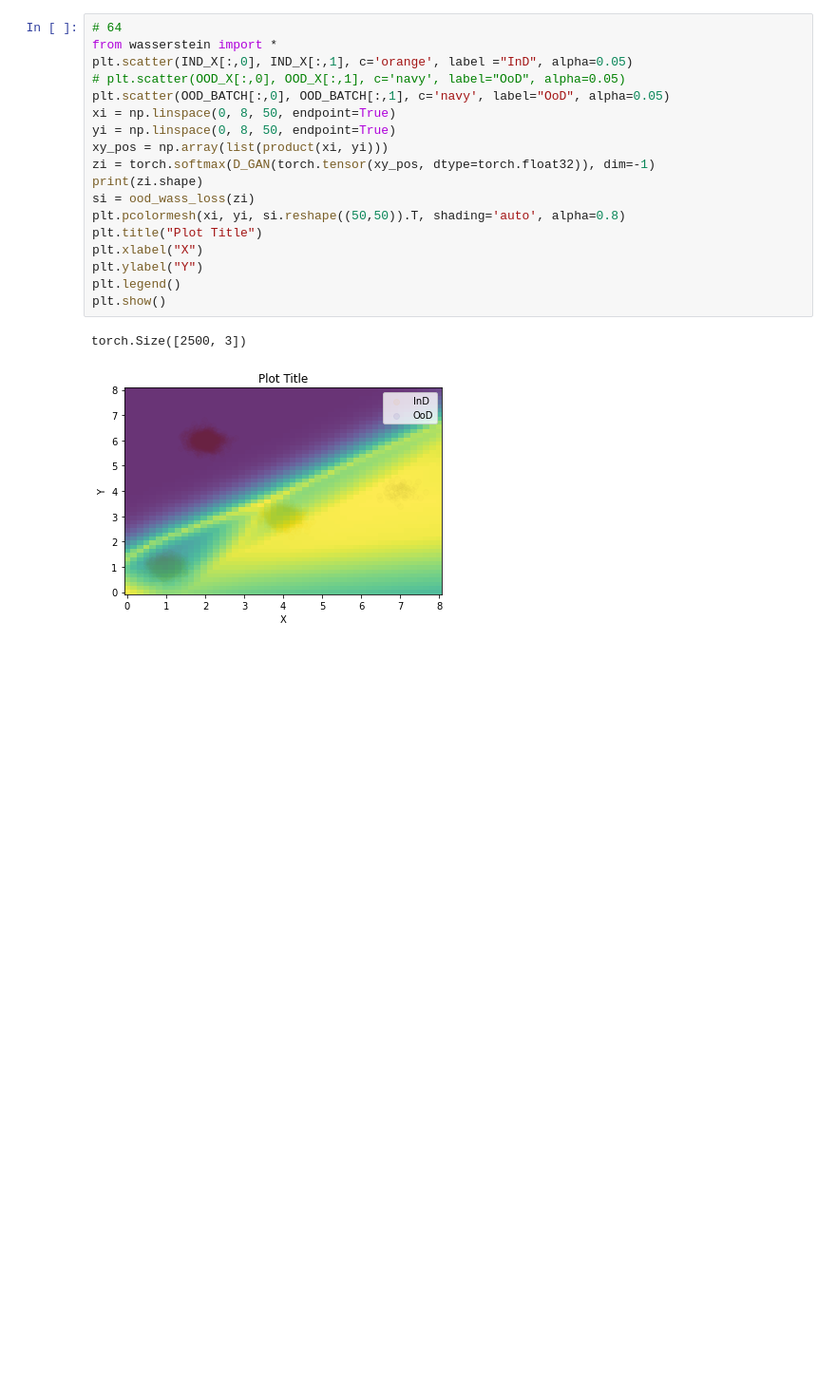
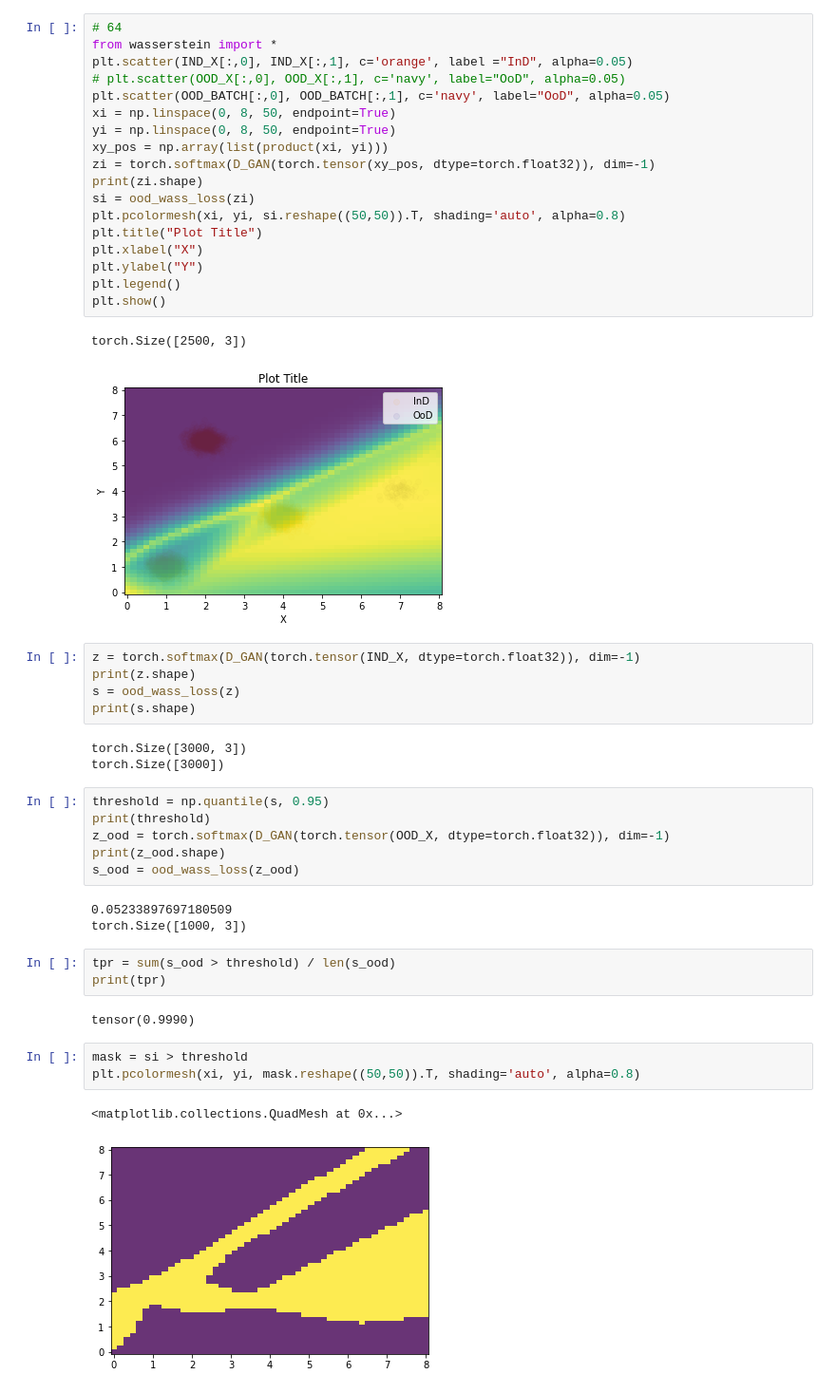
Before and after one commit to Xiaoyang-Song/Out-of-Distribution-GANs, a Jupyter notebook: Notebooks/simulation.ipynb, the cells around one changed output. Shown at 95% size. Saved outputs shown, nothing was run; the diff lists cells and outputs as text; blank space fills up the shorter version.

```diff
--- a/Notebooks/simulation.ipynb
+++ b/Notebooks/simulation.ipynb
@@ -370,3 +379,31 @@ plt.show()
 # %% [output]
 torch.Size([2500, 3])
 [figure]
+# %%
+z = torch.softmax(D_GAN(torch.tensor(IND_X, dtype=torch.float32)), dim=-1)
+print(z.shape)
+s = ood_wass_loss(z)
+print(s.shape)
+# %% [output]
+torch.Size([3000, 3])
+torch.Size([3000])
+# %%
+threshold = np.quantile(s, 0.95)
+print(threshold)
+z_ood = torch.softmax(D_GAN(torch.tensor(OOD_X, dtype=torch.float32)), dim=-1)
+print(z_ood.shape)
+s_ood = ood_wass_loss(z_ood)
+# %% [output]
+0.05233897697180509
+torch.Size([1000, 3])
+# %%
+tpr = sum(s_ood > threshold) / len(s_ood)
+print(tpr)
+# %% [output]
+tensor(0.9990)
+# %%
+mask = si > threshold
+plt.pcolormesh(xi, yi, mask.reshape((50,50)).T, shading='auto', alpha=0.8)
+# %% [output]
+<matplotlib.collections.QuadMesh at 0x...>
+[figure, added]
```
Also changed, not shown: parts of 1 cell of this notebook.
